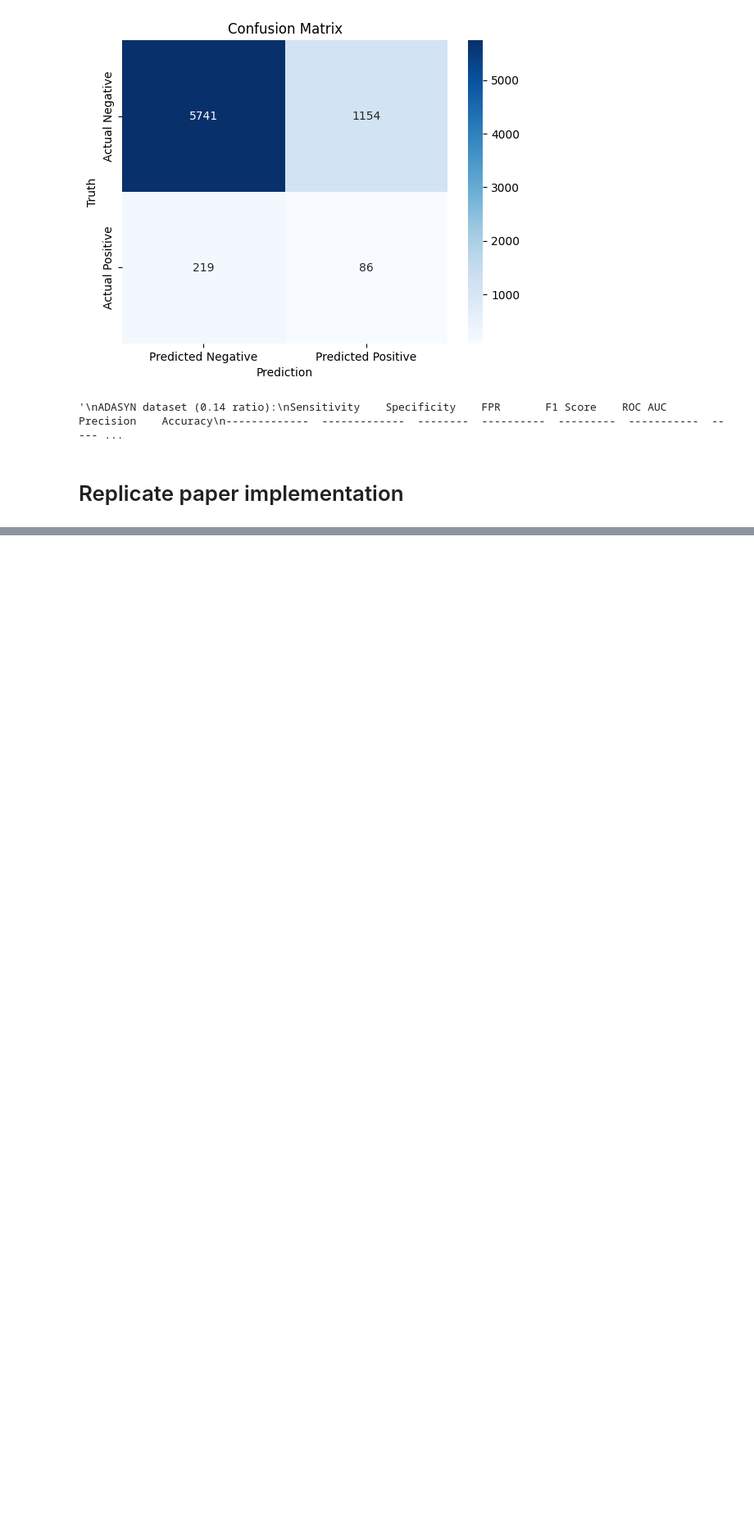
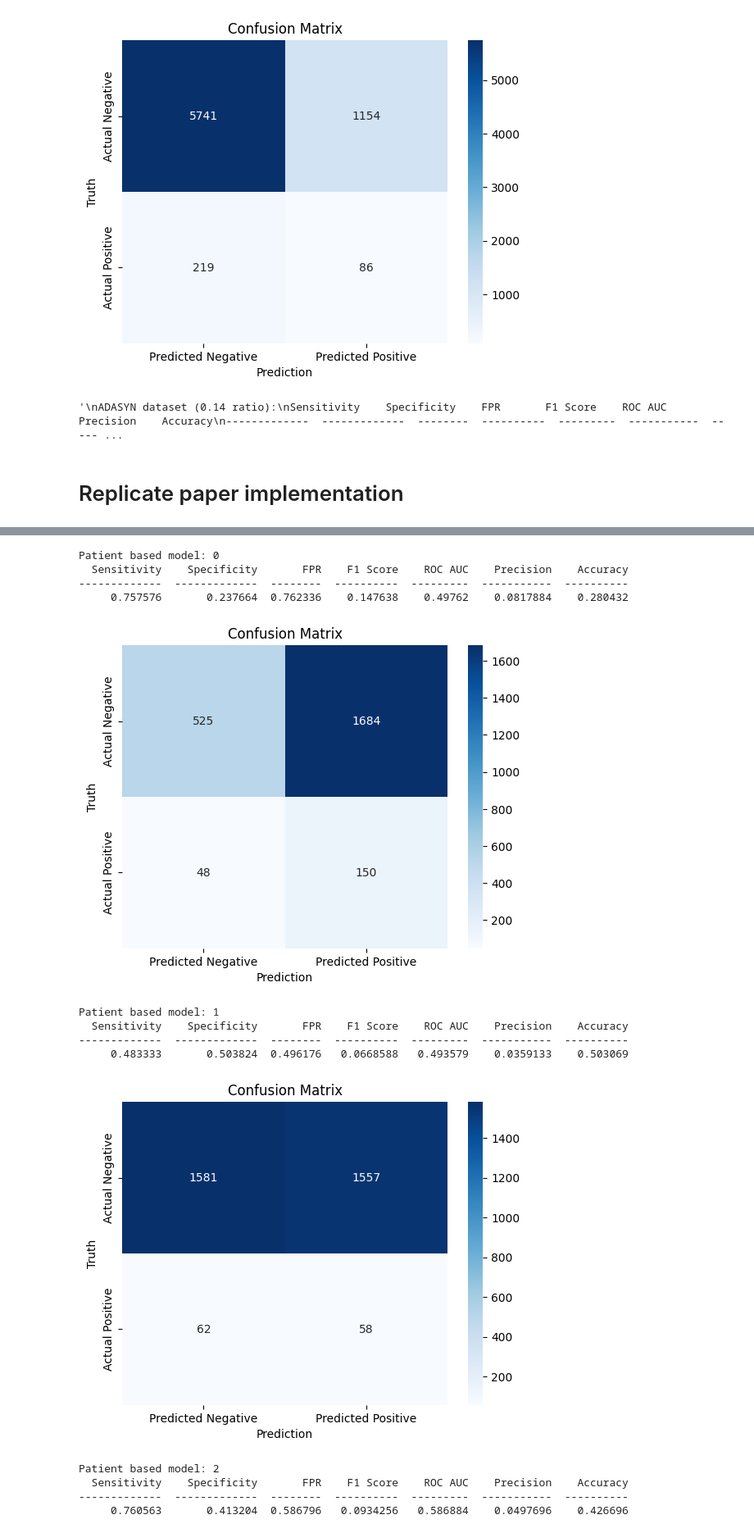
Before and after one commit to FabioLddo/personalized_sleep_spindle_detection, a Jupyter notebook: Project_Gubeli_Ippolito_Loddo.ipynb, the cells around one changed output, grey strips where cells are left out. Shown at 82% size. Drawn from its saved outputs; the diff is of its cells as text; code cells hidden in the pictures; blank space fills up the shorter version.

```diff
--- a/Project_Gubeli_Ippolito_Loddo.ipynb
+++ b/Project_Gubeli_Ippolito_Loddo.ipynb
@@ -1432,6 +1673,6 @@ patient_based_train = []
 patient_based_test = []
 
 for i in range(NUM_PATIENTS):
-    patient_train, patient_test = patient_train_test(df_features[df_features['patient_id']==i+1], masks_1[i], masks_2[i], i)
+    patient_train, patient_test = patient_train_test(df_features[df_features['patient_id']==i+1], masks_1[i], masks_2[i], i, has_overlaps=False)
     patient_based_train.append(patient_train)
     patient_based_test.append(patient_test)
@@ -1513,0 +1713,18 @@ Patient based model: 5
+# %%
+# Get patient based models and scores
+patient_based_models, patient_based_scores = get_models_and_scores(patient_based_train, patient_based_test)
+# %% [output]
+Patient based model: 0
+  Sensitivity    Specificity       FPR    F1 Score    ROC AUC    Precision    Accuracy
+-------------  -------------  --------  ----------  ---------  -----------  ----------
+     0.757576       0.237664  0.762336    0.147638    0.49762    0.0817884    0.280432
+[figure, added]
+Patient based model: 1
+  Sensitivity    Specificity       FPR    F1 Score    ROC AUC    Precision    Accuracy
+-------------  -------------  --------  ----------  ---------  -----------  ----------
+     0.483333       0.503824  0.496176   0.0668588   0.493579    0.0359133    0.503069
+[figure, added]
+Patient based model: 2
+  Sensitivity    Specificity       FPR    F1 Score    ROC AUC    Precision    Accuracy
+-------------  -------------  --------  ----------  ---------  -----------  ----------
+     0.760563       0.413204  0.586796   0.0934256   0.586884    0.0497696    0.426696
```
Also changed, not shown: parts of 39 cells of this notebook.
